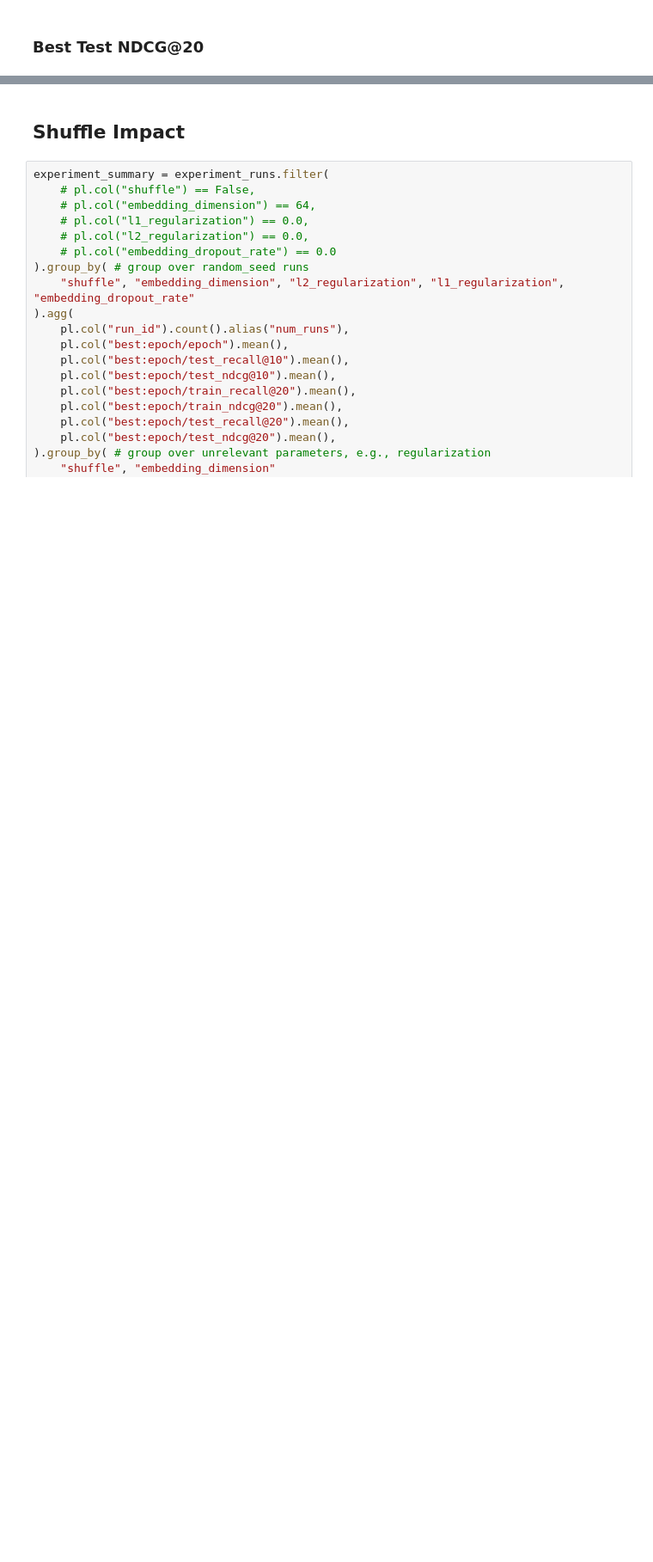
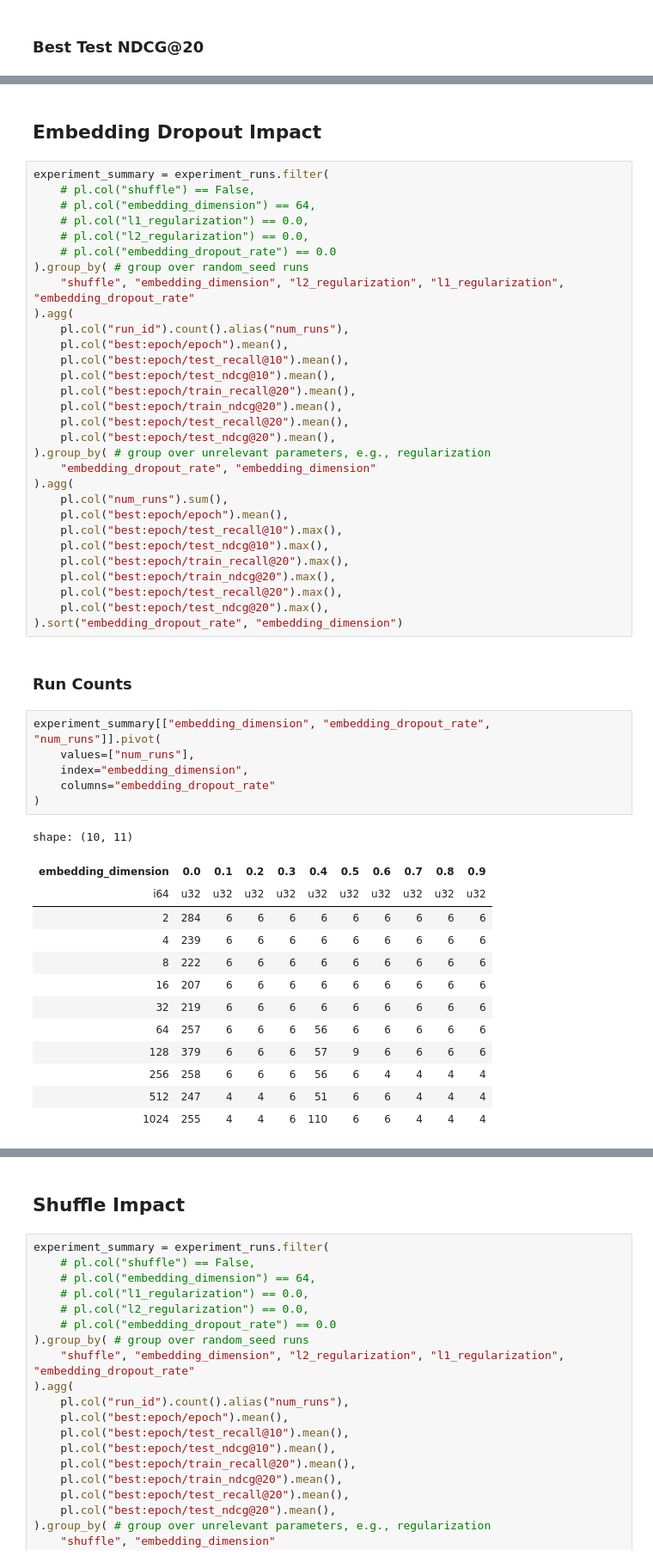
Before and after one commit to chaald/peppermint-matrix, a Jupyter notebook: notebooks/parameter_analysis/mf:regularization.ipynb, the cells around one changed output, grey strips where cells are left out. Shown at 86% size. Cells and saved outputs as stored; diff of their text form; blank space fills up the shorter version.

Commit message:
add embedding dropout global comparison

```diff
--- a/notebooks/parameter_analysis/mf:regularization.ipynb
+++ b/notebooks/parameter_analysis/mf:regularization.ipynb
@@ -611,3 +611,57 @@ display((train_ndcg - test_ndcg).style.background_gradient(cmap="RdYlGn_r", axis
 | 256 | 0.678781 | 0.595932 | 0.626606 | 0.683174 | 0.422968 | 0.009968 | 0.006556 | 0.005082 | 0.004736 | 0.005000 |
 | 512 | 0.799301 | 0.674722 | 0.731855 | 0.737396 | 0.533971 | 0.016178 | 0.006505 | 0.005636 | 0.004641 | 0.004754 |
 | 1024 | 0.822768 | 0.620905 | 0.818089 | 0.813882 | 0.635112 | 0.040382 | 0.006405 | 0.005148 | 0.004821 | 0.004975 |
+# %% [markdown]
+## Embedding Dropout Impact
+# %%
+experiment_summary = experiment_runs.filter(
+    # pl.col("shuffle") == False,
+    # pl.col("embedding_dimension") == 64,
+    # pl.col("l1_regularization") == 0.0,
+    # pl.col("l2_regularization") == 0.0,
+    # pl.col("embedding_dropout_rate") == 0.0
+).group_by( # group over random_seed runs
+    "shuffle", "embedding_dimension", "l2_regularization", "l1_regularization", "embedding_dropout_rate"
+).agg(
+    pl.col("run_id").count().alias("num_runs"),
+    pl.col("best:epoch/epoch").mean(),
+    pl.col("best:epoch/test_recall@10").mean(),
+    pl.col("best:epoch/test_ndcg@10").mean(),
+    pl.col("best:epoch/train_recall@20").mean(),
+    pl.col("best:epoch/train_ndcg@20").mean(),
+    pl.col("best:epoch/test_recall@20").mean(),
+    pl.col("best:epoch/test_ndcg@20").mean(),
+).group_by( # group over unrelevant parameters, e.g., regularization
+    "embedding_dropout_rate", "embedding_dimension"
+).agg(
+    pl.col("num_runs").sum(),
+    pl.col("best:epoch/epoch").mean(),
+    pl.col("best:epoch/test_recall@10").max(),
+    pl.col("best:epoch/test_ndcg@10").max(),
+    pl.col("best:epoch/train_recall@20").max(),
+    pl.col("best:epoch/train_ndcg@20").max(),
+    pl.col("best:epoch/test_recall@20").max(),
+    pl.col("best:epoch/test_ndcg@20").max(),
+).sort("embedding_dropout_rate", "embedding_dimension")
+# %% [markdown]
+### Run Counts
+# %%
+experiment_summary[["embedding_dimension", "embedding_dropout_rate", "num_runs"]].pivot(
+    values=["num_runs"],
+    index="embedding_dimension",
+    columns="embedding_dropout_rate"
+)
+# %% [output]
+shape: (10, 11)
+| embedding_dimension | 0.0 | 0.1 | 0.2 | 0.3 | 0.4 | 0.5 | 0.6 | 0.7 | 0.8 | 0.9 |
+| i64 | u32 | u32 | u32 | u32 | u32 | u32 | u32 | u32 | u32 | u32 |
+| 2 | 284 | 6 | 6 | 6 | 6 | 6 | 6 | 6 | 6 | 6 |
+| 4 | 239 | 6 | 6 | 6 | 6 | 6 | 6 | 6 | 6 | 6 |
+| 8 | 222 | 6 | 6 | 6 | 6 | 6 | 6 | 6 | 6 | 6 |
+| 16 | 207 | 6 | 6 | 6 | 6 | 6 | 6 | 6 | 6 | 6 |
+| 32 | 219 | 6 | 6 | 6 | 6 | 6 | 6 | 6 | 6 | 6 |
+| 64 | 257 | 6 | 6 | 6 | 56 | 6 | 6 | 6 | 6 | 6 |
+| 128 | 379 | 6 | 6 | 6 | 57 | 9 | 6 | 6 | 6 | 6 |
+| 256 | 258 | 6 | 6 | 6 | 56 | 6 | 4 | 4 | 4 | 4 |
+| 512 | 247 | 4 | 4 | 6 | 51 | 6 | 6 | 4 | 4 | 4 |
+| 1024 | 255 | 4 | 4 | 6 | 110 | 6 | 6 | 4 | 4 | 4 |
```
Also changed, not shown: parts of 9 cells of this notebook.
